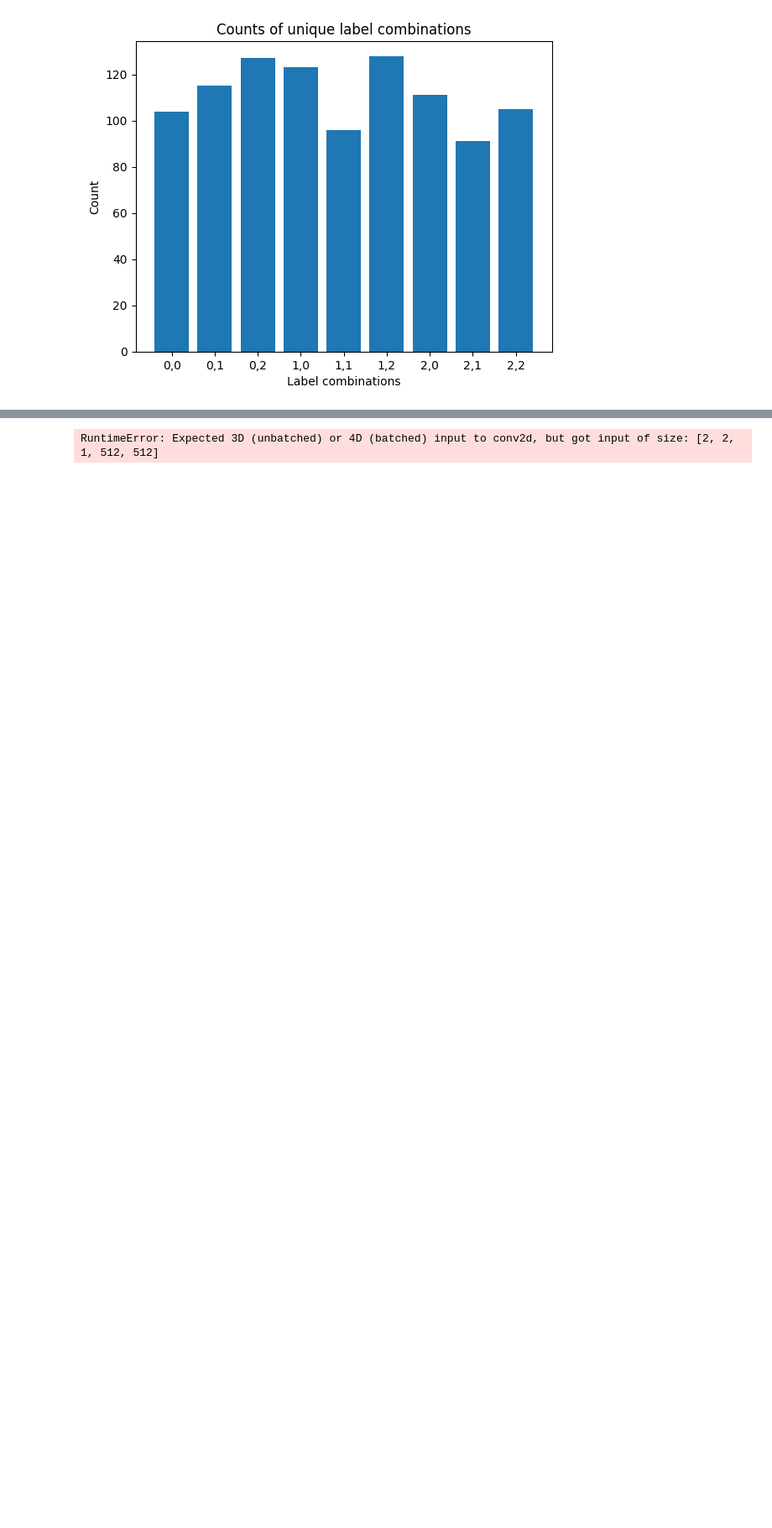
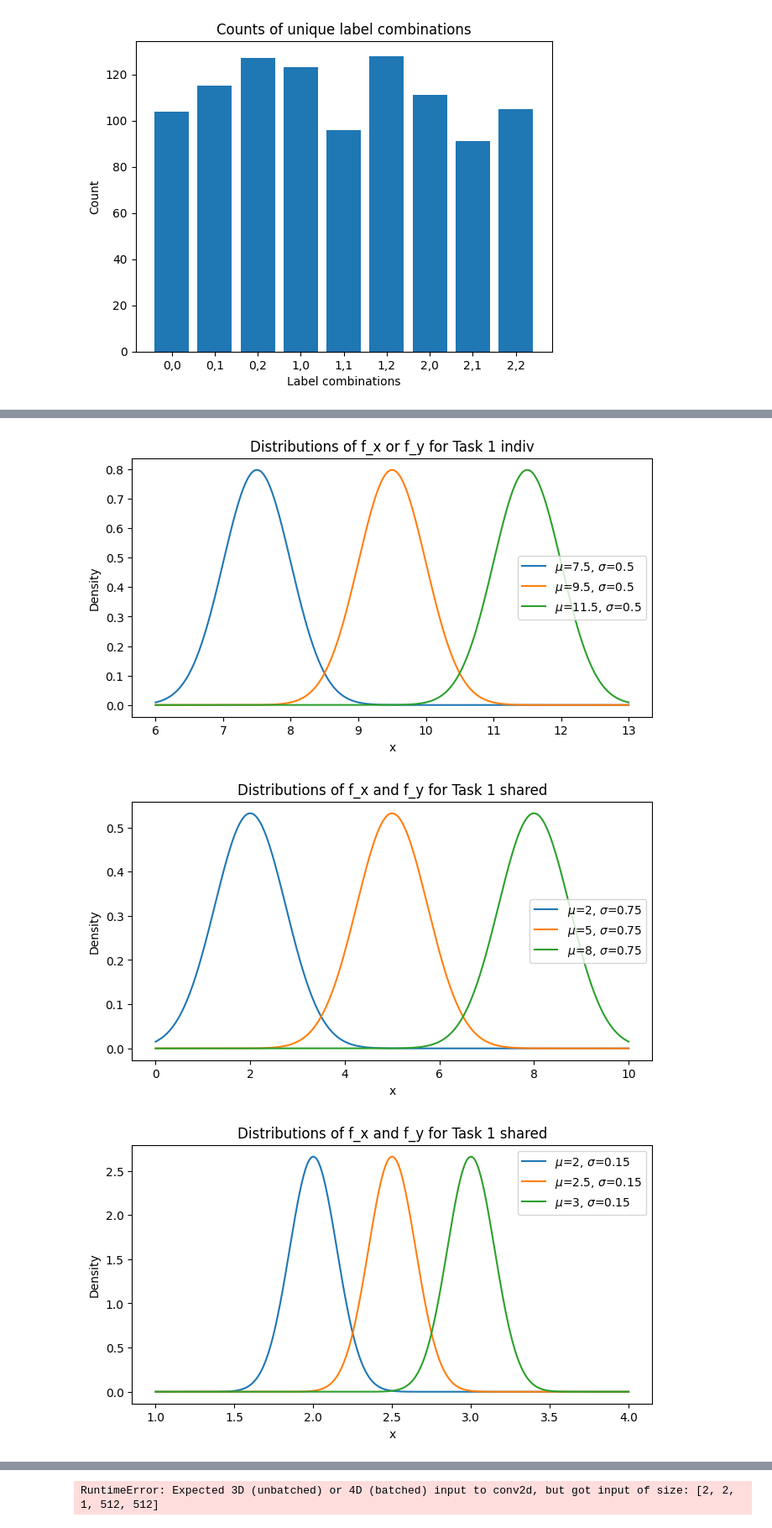
Before and after one commit to hzavadil98/UiT_FYS-8603, a Jupyter notebook: synthetic_data.ipynb, the cells around one changed output, grey strips where cells are left out. Shown at 84% size. Saved outputs shown, nothing was run; the diff lists cells and outputs as text; code cells hidden in the pictures; blank space fills up the shorter version.

```diff
--- a/synthetic_data.ipynb
+++ b/synthetic_data.ipynb
@@ -311,0 +486,36 @@ images.shape
+# %%
+def plot_1d_gaussians(params_list, x_range=(-5, 5), num_points=500, title="1D Gaussian Densities"):
+    """
+    Plots 1D Gaussian densities for a list of (mean, std) parameter tuples.
+    """
+    x = np.linspace(x_range[0], x_range[1], num_points)
+    plt.figure(figsize=(8, 4))
+    for i, (mu, sigma) in enumerate(params_list):
+        y = 1/(sigma * np.sqrt(2 * np.pi)) * np.exp(-0.5 * ((x - mu)/sigma)**2)
+        plt.plot(x, y, label=f'$\mu$={mu}, $\sigma$={sigma}')
+    plt.title(title)
+    plt.xlabel("x")
+    plt.ylabel("Density")
+    plt.legend()
+    plt.show()
+
+# Example usage:
+sigma = 0.5
+params_list = [(7.5, sigma), (9.5, sigma), (11.5, sigma)]
+plot_1d_gaussians(params_list, x_range=(6,13), title="Distributions of f_x or f_y for Task 1 indiv")
+sigma *= 1.5
+params_list = [(2, sigma), (5, sigma), (8, sigma)]
+plot_1d_gaussians(params_list, x_range=(0,10), title="Distributions of f_x and f_y for Task 1 shared")
+
+
+sigma = 0.15
+params_list = [(2, sigma), (2.5, sigma), (3, sigma)]
+plot_1d_gaussians(params_list, x_range=(1,4), title="Distributions of f_x and f_y for Task 1 shared")
+
+sigma *= 2
+params_list = [(2, sigma), (3, sigma), (4, sigma)]
+plot_1d_gaussians(params_list, x_range=(0,5), title="Distributions of f_x and f_y for Task 1 shared")
+# %% [output]
+[figure, added]
+[figure, added]
+[figure, added]
```
Also changed, not shown: parts of 16 cells of this notebook, 3 other files.
